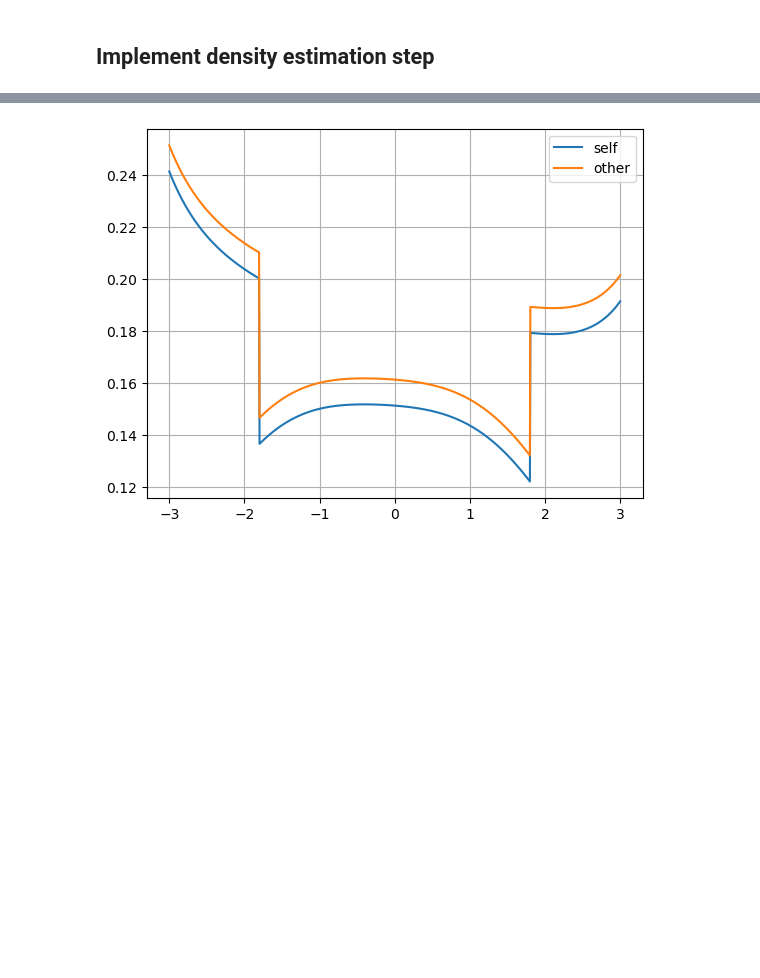
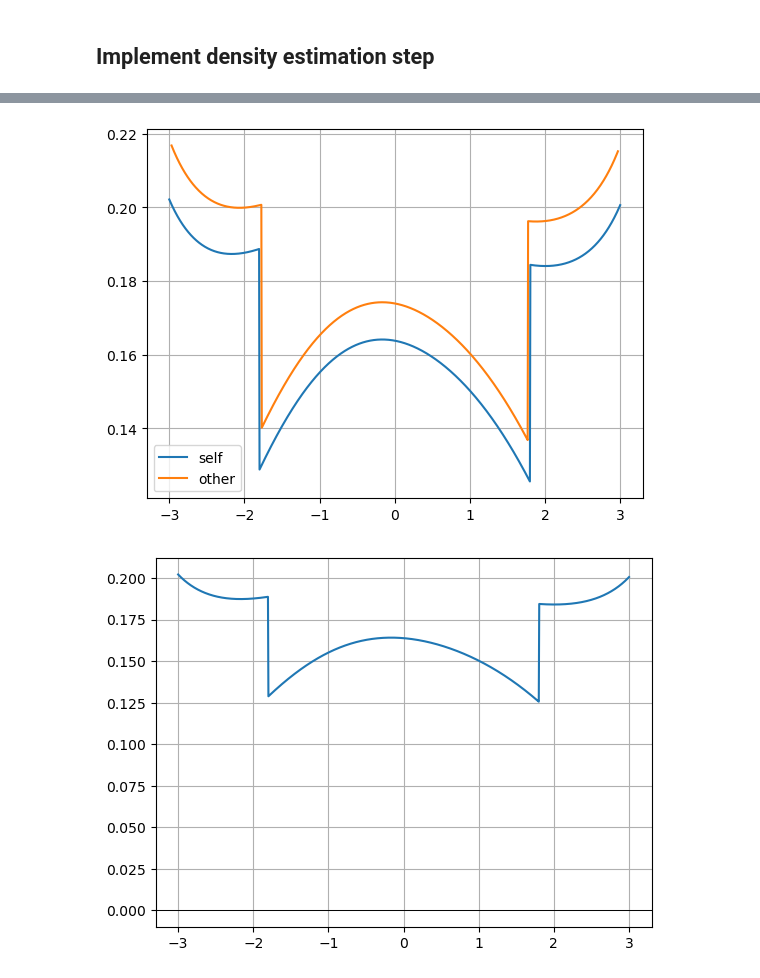
Before and after one commit to mirkimirk/thesis_frechet_fda, a Jupyter notebook: src/frechet_fda/reproduction_petersen2016.ipynb, the cells around one changed output, grey strips where cells are left out. Drawn from its saved outputs; the diff is of its cells as text; code cells hidden in the pictures; blank space fills up the shorter version.

```diff
--- a/src/frechet_fda/reproduction_petersen2016.ipynb
+++ b/src/frechet_fda/reproduction_petersen2016.ipynb
@@ -92,0 +123,25 @@ inverse_log_qdfs[0].compare(new_pdfs[0] + 0.01)
+# %%
+def get_optimal_range(funcs, delta: float = 1e-2) -> np.ndarray:
+    """Get narrower support if density values are too small (smaller than delta).
+
+    This is used so the qdfs dont get astronomically large at the boundaries and destroy
+    numerical methods.
+
+    Note: The method here assumes that the functions do have a compact
+    support (even if it is narrower than the initial support). So if there is a point x1
+    where func.y > delta is true, another point x2 > x1 where it is not, and then
+    another x3 > x2 where it is true again, then x2 is included in the new range
+    although it does not fullfill the condition.
+
+    """
+    new_ranges = np.zeros((len(funcs), 2))
+    for i, func in enumerate(funcs):
+        integrated_func = func.integrate()
+        support_to_keep = func.x[
+            (integrated_func.y > 0.5 * delta)
+            & (1 - integrated_func.y > 0.5 * delta)
+            & (func.y > delta)
+        ]
+        print(support_to_keep)
+        new_ranges[i] = (support_to_keep[0], support_to_keep[-1])
+    return new_ranges
@@ -474,5 +561,7 @@ new_pdf_hats = make_estimated_truncnorm_pdf(
 # %%
-interesting_pdf = 199
+interesting_pdf = 150
 pdf_hats[interesting_pdf].compare(new_pdf_hats[interesting_pdf] + 0.01)
+pdf_hats[interesting_pdf].plot()
 # %% [output]
-[figure, old version]
+[figure, new version]
+[figure, added]
```
Also changed, not shown: parts of 12 cells of this notebook, 3 other files.
